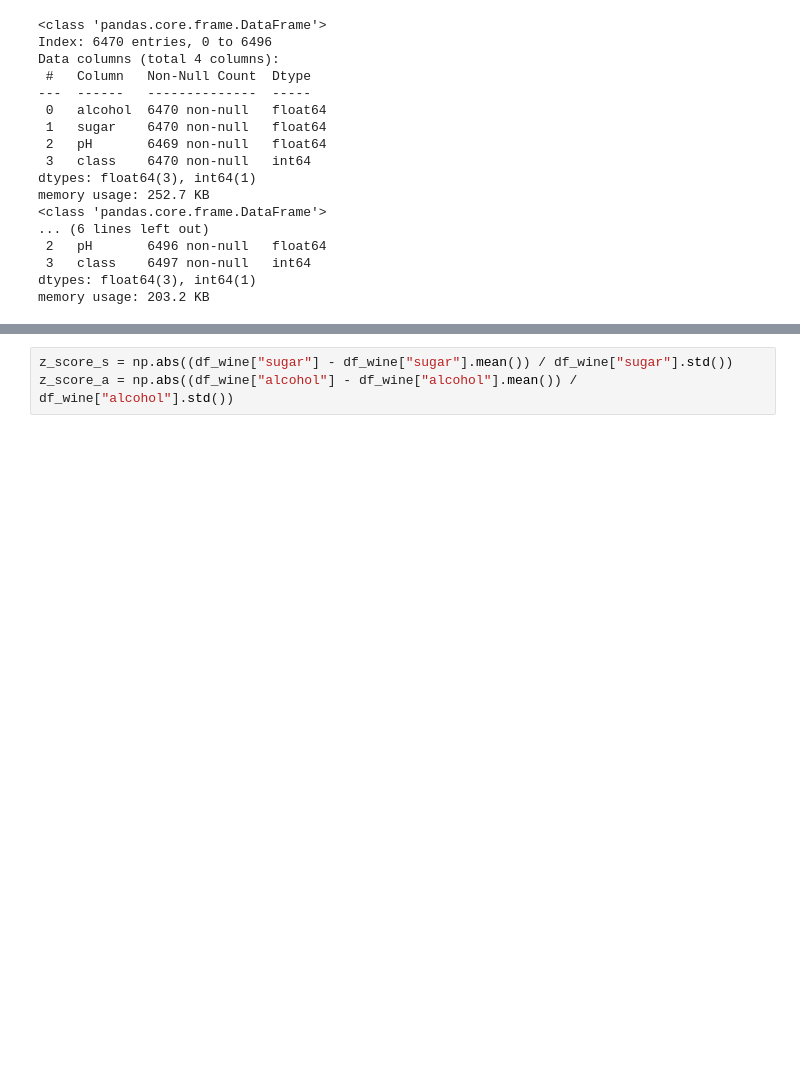
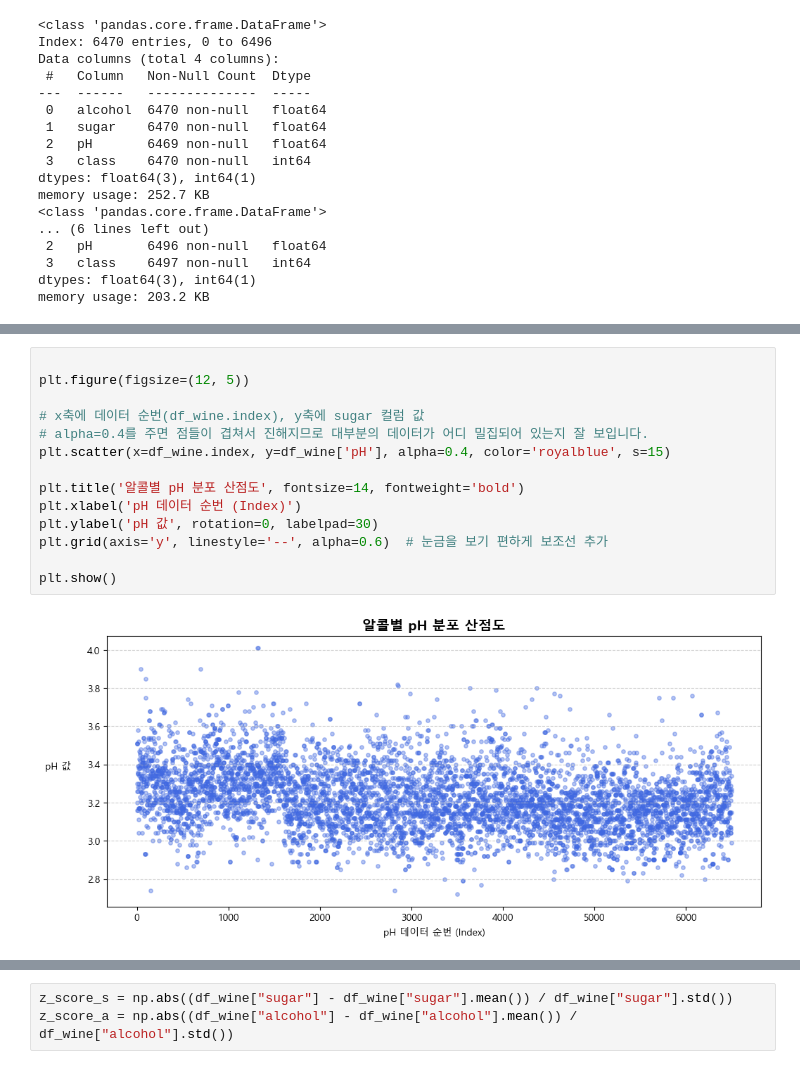
Before and after one commit to Trymind0419/01_Machine_Learning, a Jupyter notebook: 4day_Feature_Engineering/study.ipynb, the cells around one changed output, grey strips where cells are left out. Cells and saved outputs as stored; diff of their text form; blank space fills up the shorter version.

```diff
--- a/4day_Feature_Engineering/study.ipynb
+++ b/4day_Feature_Engineering/study.ipynb
@@ -132,6 +132,22 @@ plt.grid(axis='y', linestyle='--', alpha=0.6)  # 눈금을 보기 편하게 보
 plt.show()
 # %% [output]
 [figure]
+# %%
+
+plt.figure(figsize=(12, 5))
+
+# x축에 데이터 순번(df_wine.index), y축에 sugar 컬럼 값
+# alpha=0.4를 주면 점들이 겹쳐서 진해지므로 대부분의 데이터가 어디 밀집되어 있는지 잘 보입니다.
+plt.scatter(x=df_wine.index, y=df_wine['pH'], alpha=0.4, color='royalblue', s=15)
+
+plt.title('알콜별 pH 분포 산점도', fontsize=14, fontweight='bold')
+plt.xlabel('pH 데이터 순번 (Index)')
+plt.ylabel('pH 값', rotation=0, labelpad=30)
+plt.grid(axis='y', linestyle='--', alpha=0.6)  # 눈금을 보기 편하게 보조선 추가
+
+plt.show()
+# %% [output]
+[figure, added]
 # %%
 # 결측치 채우기
 def fillna(df_wine1):
```
Also changed, not shown: parts of 8 cells of this notebook, 12 other files.
